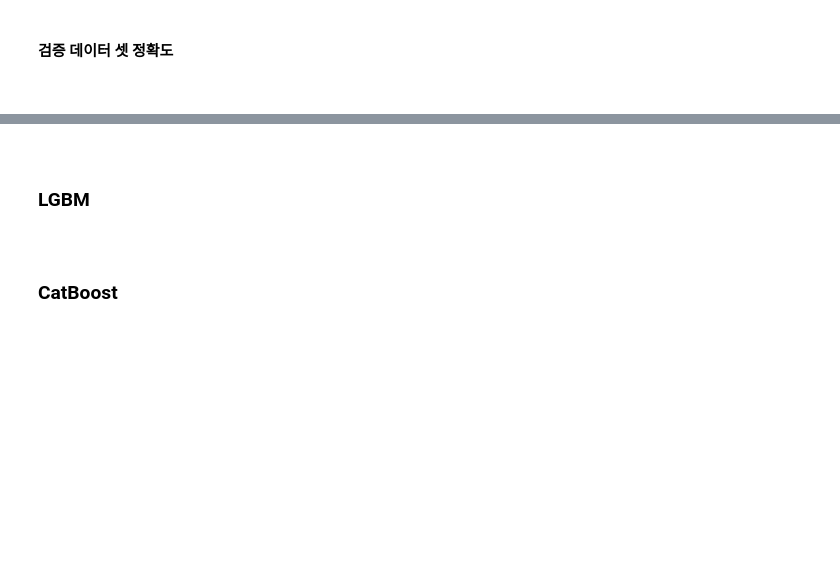
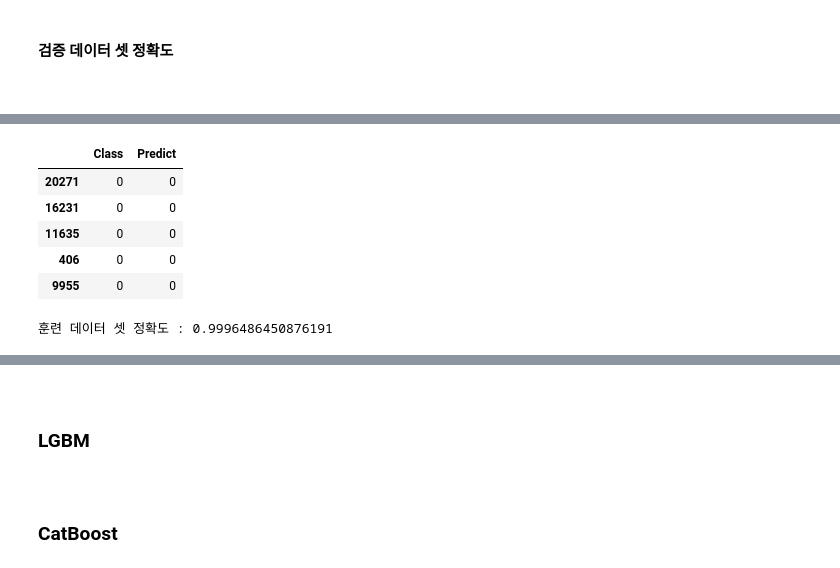
Before and after one commit to namwootree/Dacrew-4th, a Jupyter notebook: Stage_3.ipynb, the cells around one changed output, grey strips where cells are left out. Saved outputs shown, nothing was run; the diff lists cells and outputs as text; code cells hidden in the pictures; blank space fills up the shorter version.

```diff
--- a/Stage_3.ipynb
+++ b/Stage_3.ipynb
@@ -305,0 +322,7 @@ print(f'\n검증 데이터 셋 정확도 : {val_valaccuracy}')
+# %%
+X_train, X_val, y_train, y_val = train_test_split(
+                                    X, # 설명 변수
+                                    y, # 목표 변수
+                                    test_size=0.2, # 전체 데이터 셋 중에서 검증 데이터 셋으로 사용할 비율
+                                    stratify=y # 기존 데이터 셋의 Class 비율을 유치 한 채로 데이터 셋을 분할
+                                                  )
@@ -305,0 +335,22 @@ print(f'\n검증 데이터 셋 정확도 : {val_valaccuracy}')
+# %%
+# 모델을 용이하게 사용하게 별도로 변수로 지정합니다.
+model = XGBClassifier(
+    n_estimators=100, # 몇 개의 트리 기반 모델을 생성할 것인지 결정합니다.
+    learning_rate=0.01, # learing Rate 값을 설정합니다.
+    max_depth=10, # 트리의 깊이의 최대치를 결정합니다.
+    min_child_weight=2, # 리프 노드가 되기 위한 최소한의 샘플 데이터 수
+    gamma=0, #  리프 노드를 추가로 생성할 지 결정하는 최소 손실 감소 값을 결정합니다.
+    colsample_bytree=0.5,  # 무작위로 복원 추출할 특성의 비율을 결정합니다.
+    sub_sample=1, # 학습 시 사용할 데이터 샘플의 비율을 결정합니다.
+    reg_lambda=1, # L2 규제에 적용할 값을 결정합니다.
+    reg_alpha=0, # L1 규제에 적용할 값을 결정합니다.
+    scale_pos_weight=1, # 데이터가 불균형 할때 사용,
+                      )
+# %%
+# 훈련 데이터 셋을 모델에 학습시키고 검증 데이터 셋에 대한 결과를 확인합니다..
+model.fit(X_train, # 설명 변수
+          y_train, # 목표 변수
+          eval_metric='error', # 검증 데이터 셋 평가 지표 / 'error' : binary classification error rate
+          eval_set=[(X_val, y_val)], # 검증 데이터 셋
+          early_stopping_rounds=10 # 검증 데이터 셋에 다한 평가 지표가 개선되지 않는 최대 반복 횟수를 설정합니다.
+          )
@@ -305,0 +380,20 @@ print(f'\n검증 데이터 셋 정확도 : {val_valaccuracy}')
+# %%
+# 훈련 데이터 셋에 대한 모델의 추론 결과를 도출합니다.
+y_train_pred = model.predict(X_train)
+
+# 추론 결과와 정답을 비교해봅시다.
+y_train['Predict'] = y_train_pred
+
+# 정상 거래 : 0 / 사기 거래 : 1
+display(y_train.head())
+
+train_valaccuracy = accuracy_score(y_train['Class'], y_train['Predict'])
+print(f'\n훈련 데이터 셋 정확도 : {train_valaccuracy}\n')
+# %% [output]
+|  | Class | Predict |
+| 20271 | 0 | 0 |
+| 16231 | 0 | 0 |
+| 11635 | 0 | 0 |
+| 406 | 0 | 0 |
+| 9955 | 0 | 0 |
+훈련 데이터 셋 정확도 : 0.9996486450876191
```
Also changed, not shown: parts of 10 cells of this notebook.
